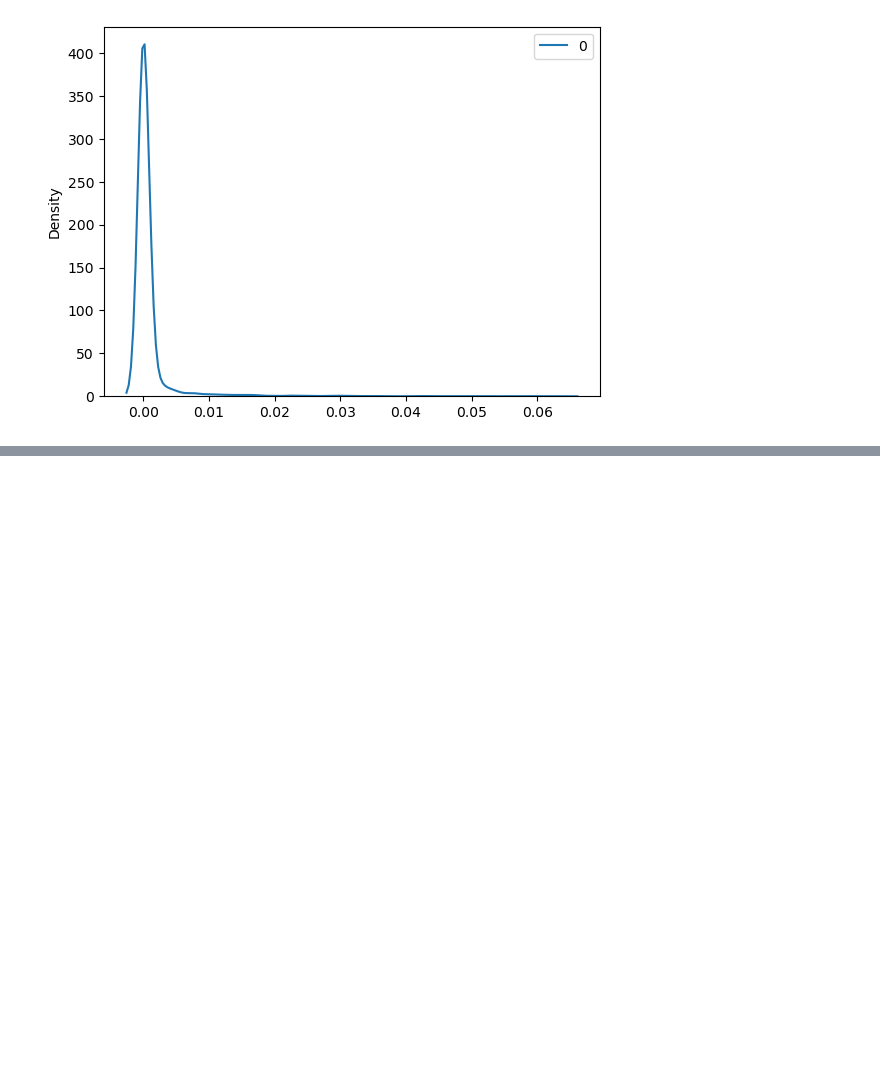
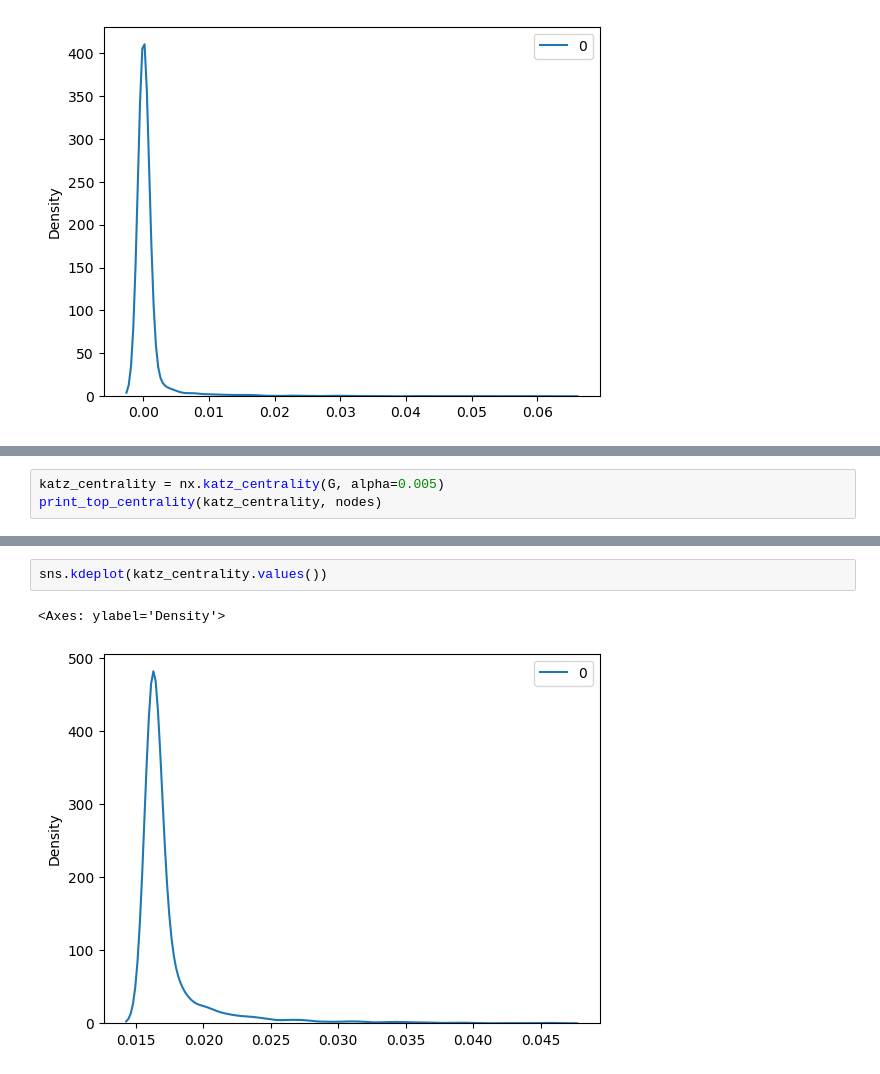
Before and after one commit to sugy-w/Veda-o-sietach-Projekt-JPD-, a Jupyter notebook: general analysis/network_centrality.ipynb, the cells around one changed output, grey strips where cells are left out. Cells and saved outputs as stored; diff of their text form; blank space fills up the shorter version.

```diff
--- a/general analysis/network_centrality.ipynb
+++ b/general analysis/network_centrality.ipynb
@@ -100,0 +132,3 @@ sns.kdeplot(betweenness_centrality.values())
+# %%
+katz_centrality = nx.katz_centrality(G, alpha=0.005)
+print_top_centrality(katz_centrality, nodes)
@@ -100,0 +146,5 @@ sns.kdeplot(betweenness_centrality.values())
+# %%
+sns.kdeplot(katz_centrality.values())
+# %% [output]
+<Axes: ylabel='Density'>
+[figure, added]
```
Also changed, not shown: parts of 12 cells of this notebook.
